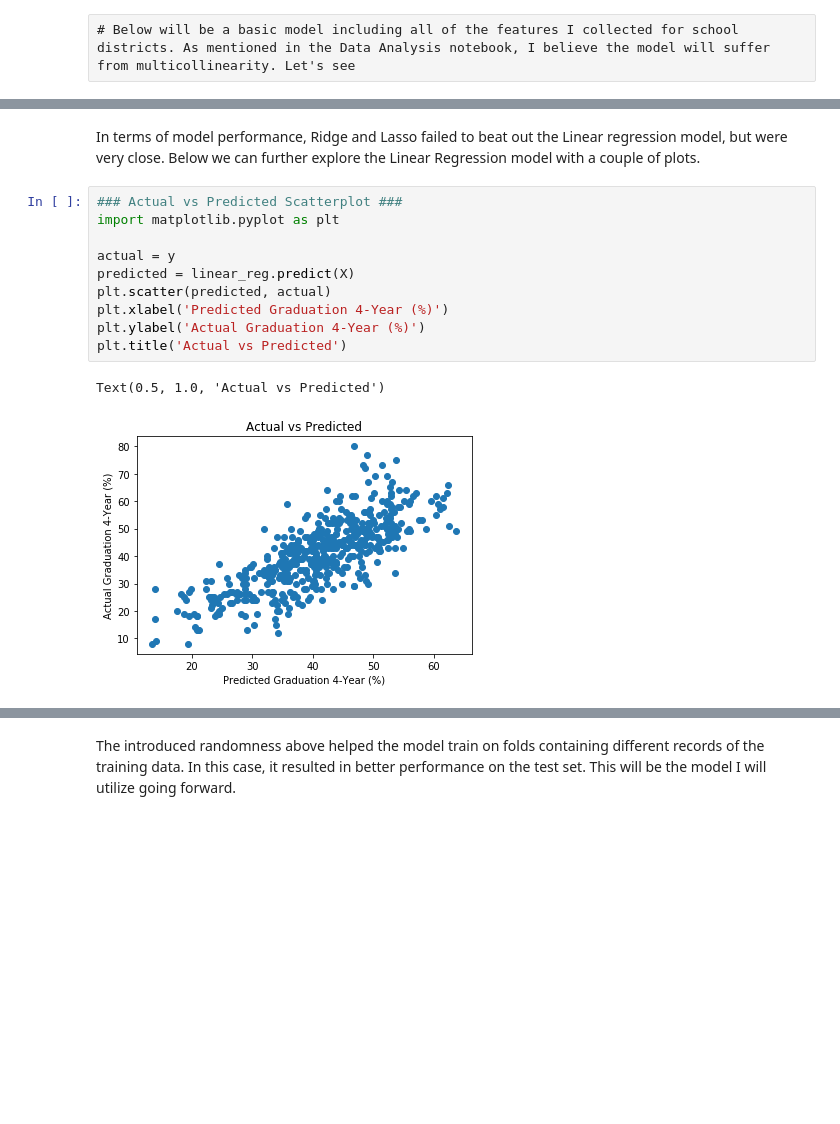
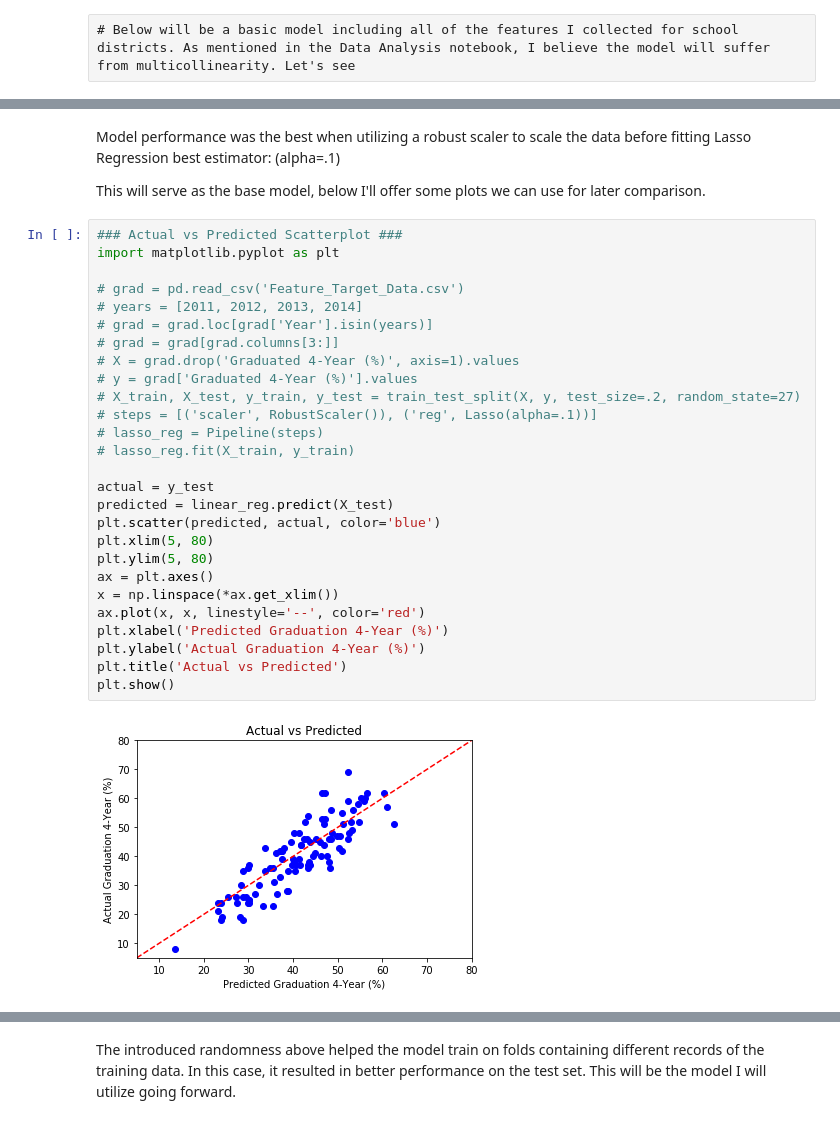
Before and after one commit to RachidRezzik/Texas_GradPercent_Predictor, a Jupyter notebook: Machine_Learning.ipynb, the cells around one changed output, grey strips where cells are left out. Cells and saved outputs as stored; diff of their text form; blank space fills up the shorter version.

```diff
--- a/Machine_Learning.ipynb
+++ b/Machine_Learning.ipynb
@@ -249,19 +80,37 @@ Training MAPE:  18.012894440793335 Testing MAPE:  14.813833443845095
-# %% [markdown]
-
-In terms of model performance, Ridge and Lasso failed to beat out the Linear regression model, but were very close. Below we can further explore the Linear Regression model with a couple of plots.
-# %%
-### Actual vs Predicted Scatterplot ###
-import matplotlib.pyplot as plt
-
-actual = y
-predicted = linear_reg.predict(X)
-plt.scatter(predicted, actual)
-plt.xlabel('Predicted Graduation 4-Year (%)')
-plt.ylabel('Actual Graduation 4-Year (%)')
-plt.title('Actual vs Predicted')
-# %% [output]
-Text(0.5, 1.0, 'Actual vs Predicted')
-[figure, removed]
+# %% [markdown]
+Model performance was the best when utilizing a robust scaler to scale the data before fitting Lasso Regression
+best estimator: (alpha=.1)
+
+This will serve as the base model, below I'll offer some plots we can use for later comparison.
+# %%
+### Actual vs Predicted Scatterplot ###
+import matplotlib.pyplot as plt
+
+# grad = pd.read_csv('Feature_Target_Data.csv')
+# years = [2011, 2012, 2013, 2014]
+# grad = grad.loc[grad['Year'].isin(years)]
+# grad = grad[grad.columns[3:]]
+# X = grad.drop('Graduated 4-Year (%)', axis=1).values
+# y = grad['Graduated 4-Year (%)'].values
+# X_train, X_test, y_train, y_test = train_test_split(X, y, test_size=.2, random_state=27)
+# steps = [('scaler', RobustScaler()), ('reg', Lasso(alpha=.1))]
+# lasso_reg = Pipeline(steps)
+# lasso_reg.fit(X_train, y_train)
+
+actual = y_test
+predicted = linear_reg.predict(X_test)
+plt.scatter(predicted, actual, color='blue')
+plt.xlim(5, 80)
+plt.ylim(5, 80)
+ax = plt.axes()
+x = np.linspace(*ax.get_xlim())
+ax.plot(x, x, linestyle='--', color='red')
+plt.xlabel('Predicted Graduation 4-Year (%)')
+plt.ylabel('Actual Graduation 4-Year (%)')
+plt.title('Actual vs Predicted')
+plt.show()
+# %% [output]
+[figure, added]
 # %%
 ### Predicted vs Residuals Scatterplot ###
 plt.subplot(2,1,1)
```
Also changed, not shown: parts of 19 cells of this notebook, 1 other file.
